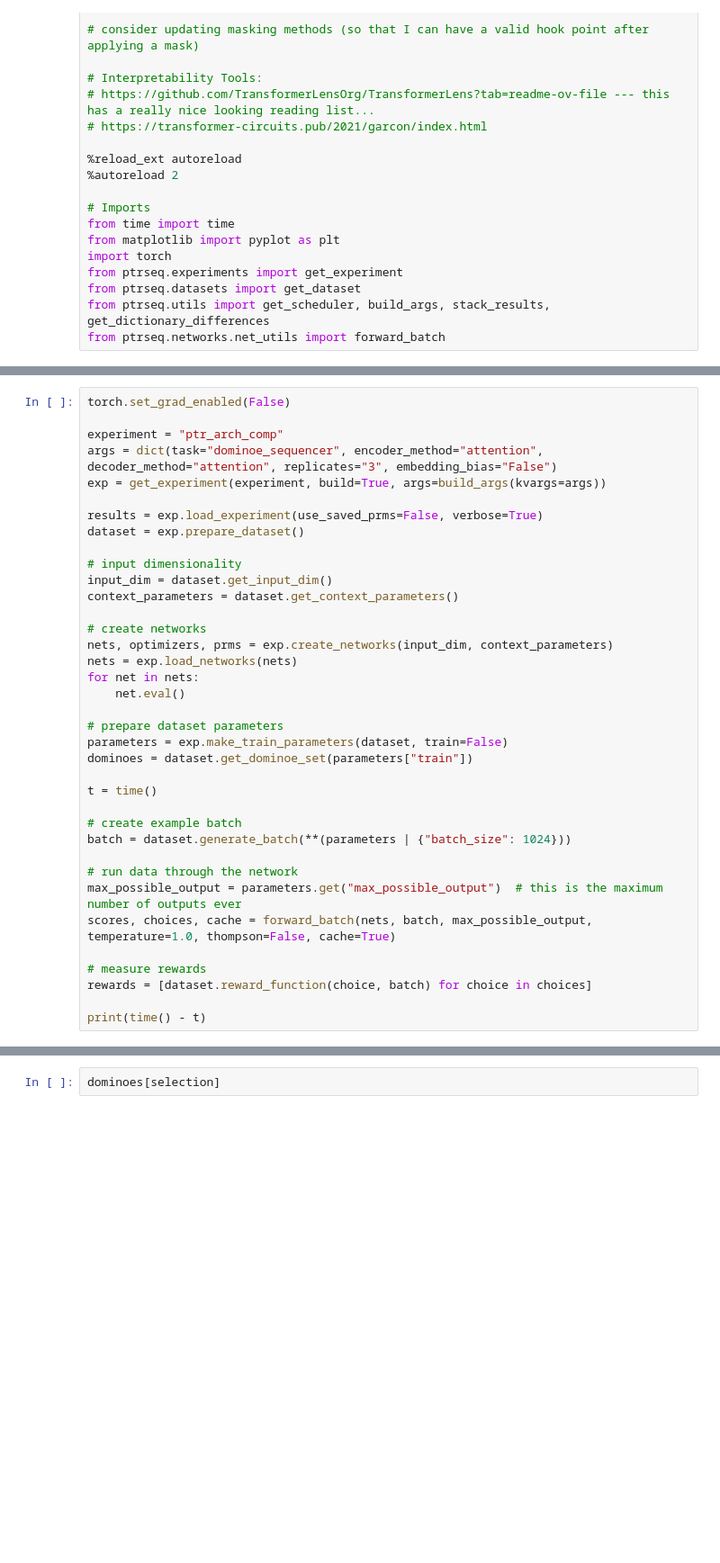
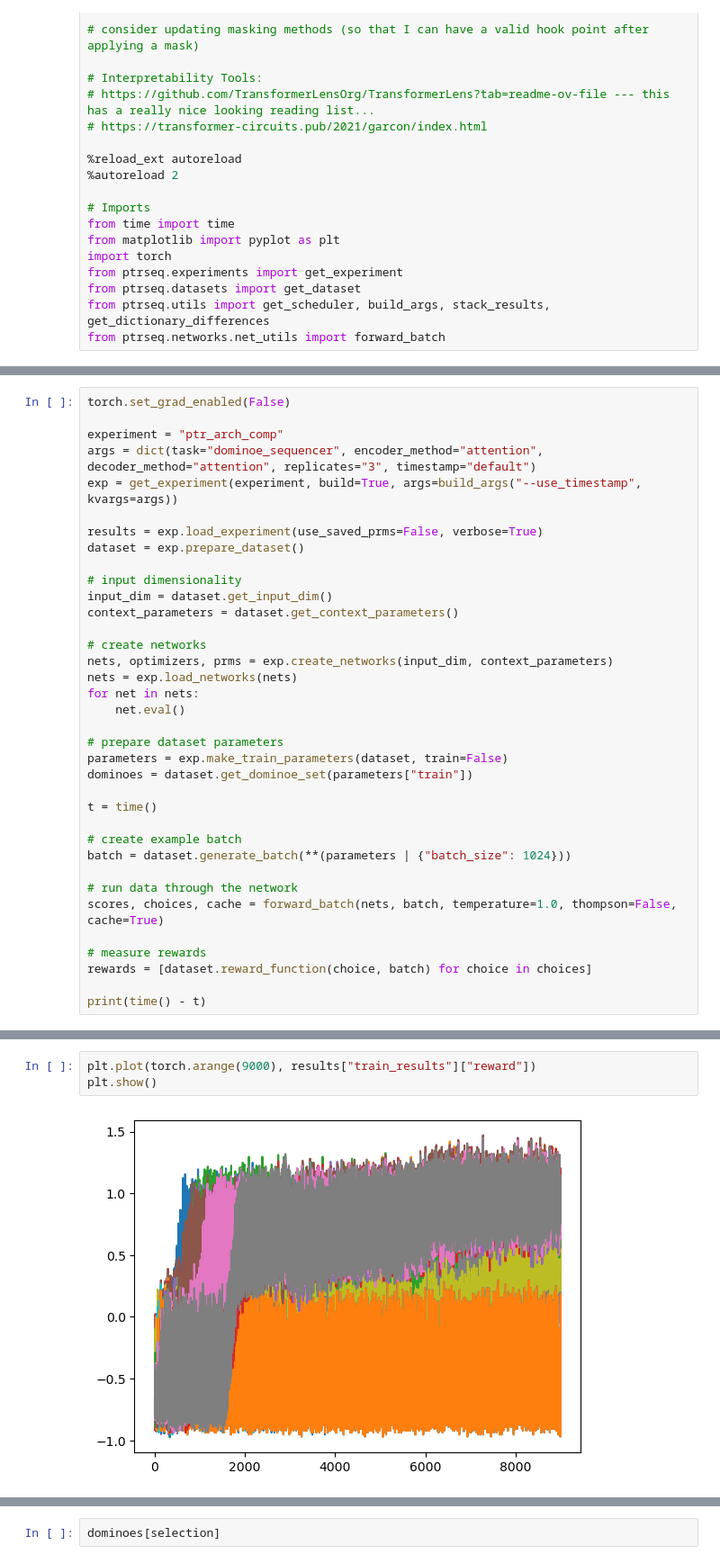
Before and after one commit to landoskape/pointersequencer, a Jupyter notebook: workspace.ipynb, the cells around one changed output, grey strips where cells are left out. Shown at 90% size. Cells and saved outputs as stored; diff of their text form; blank space fills up the shorter version.

```diff
--- a/workspace.ipynb
+++ b/workspace.ipynb
@@ -83,8 +104,8 @@ from ptrseq.networks.net_utils import forward_batch
 torch.set_grad_enabled(False)
 
 experiment = "ptr_arch_comp"
-args = dict(task="dominoe_sequencer", encoder_method="attention", decoder_method="attention", replicates="3", embedding_bias="False")
-exp = get_experiment(experiment, build=True, args=build_args(kvargs=args))
+args = dict(task="dominoe_sequencer", encoder_method="attention", decoder_method="attention", replicates="3", timestamp="default")
+exp = get_experiment(experiment, build=True, args=build_args("--use_timestamp", kvargs=args))
 
 results = exp.load_experiment(use_saved_prms=False, verbose=True)
 dataset = exp.prepare_dataset()
@@ -109,8 +130,7 @@ t = time()
 batch = dataset.generate_batch(**(parameters | {"batch_size": 1024}))
 
 # run data through the network
-max_possible_output = parameters.get("max_possible_output")  # this is the maximum number of outputs ever
-scores, choices, cache = forward_batch(nets, batch, max_possible_output, temperature=1.0, thompson=False, cache=True)
+scores, choices, cache = forward_batch(nets, batch, temperature=1.0, thompson=False, cache=True)
 
 # measure rewards
 rewards = [dataset.reward_function(choice, batch) for choice in choices]
@@ -144,3 +154,8 @@ for i, d in enumerate(dominoes):
+# %%
+plt.plot(torch.arange(9000), results["train_results"]["reward"])
+plt.show()
+# %% [output]
+[figure, added]
 # %%
 # selection = torch.stack([torch.tensor([1, 0, 9]), torch.tensor([1, 9, 8])])
 # available = torch.tensor([1, 1])
```
Also changed, not shown: parts of 11 cells of this notebook.
